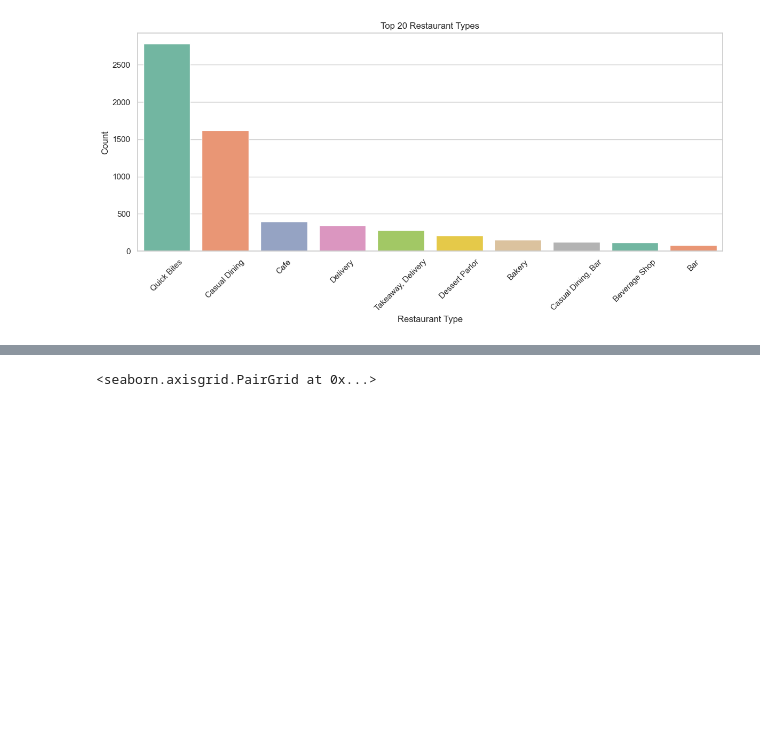
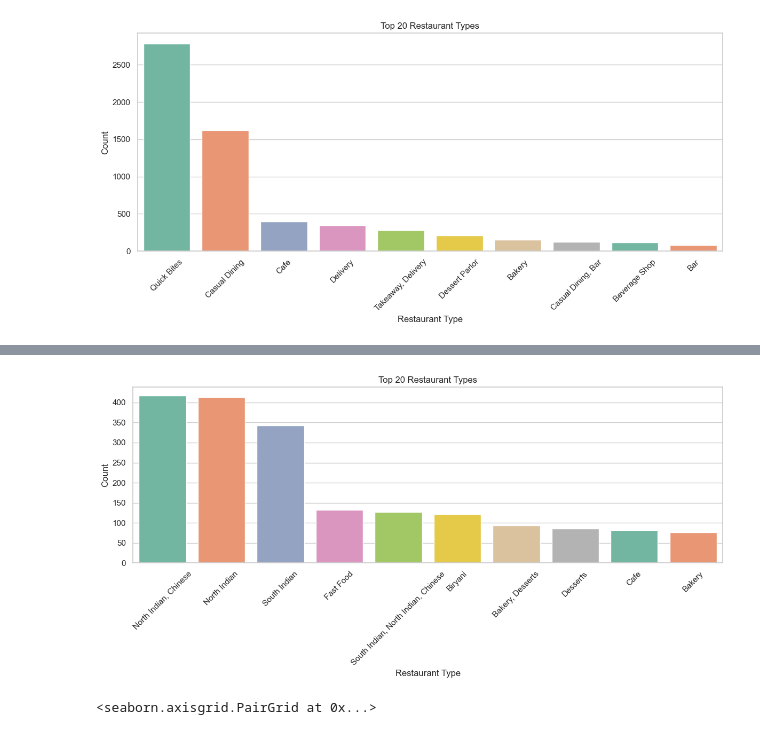
Before and after one commit to rohanayush/zomato-analysis, a Jupyter notebook: Zomato analysis.ipynb, the cells around one changed output, grey strips where cells are left out. Saved outputs shown, nothing was run; the diff lists cells and outputs as text; code cells hidden in the pictures; blank space fills up the shorter version.

```diff
--- a/Zomato analysis.ipynb
+++ b/Zomato analysis.ipynb
@@ -466,3 +452,22 @@ plt.show()
+# %%
+# Calculate value counts for restaurant types
+restaurant_type_counts = df["cuisines type"].value_counts().head(10)
+
+sns.set(style="whitegrid")
+plt.figure(figsize=(12, 6))
+
+# Create a bar plot for the top 10 restaurant types
+sns.barplot(x=restaurant_type_counts.index, y=restaurant_type_counts.values, palette="Set2")
+
+plt.title("Top 20 Restaurant Types")
+plt.xticks(rotation=45)  # Rotate x-axis labels for better visibility
+plt.xlabel("Restaurant Type")
+plt.ylabel("Count")
+
+plt.tight_layout()
+plt.show()
+# %% [output]
+[figure, added]
 # %%
 sns.pairplot(df)
 # %% [output]
```
Also changed, not shown: parts of 4 cells of this notebook.
